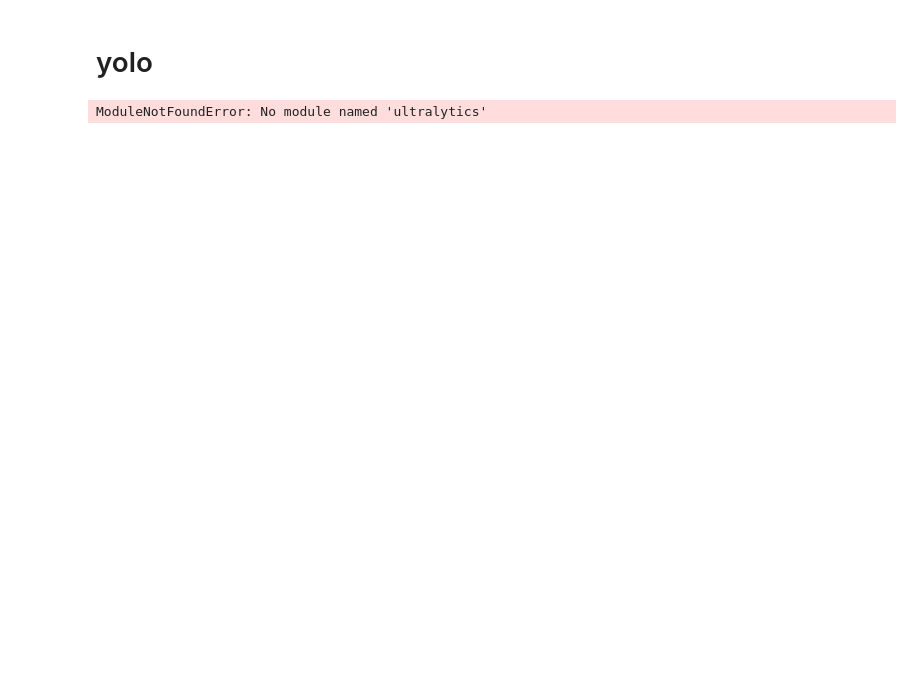
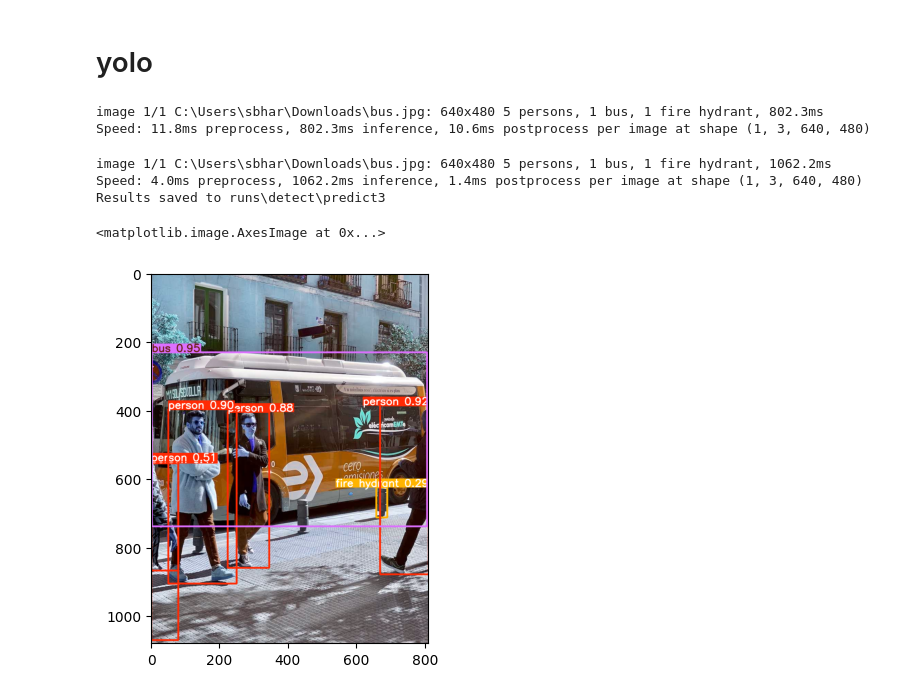
Before and after one commit to bharathS-web/DL, a Jupyter notebook: CNN.ipynb, the cells around one changed output. Saved outputs shown, nothing was run; the diff lists cells and outputs as text; code cells hidden in the pictures; blank space fills up the shorter version.

```diff
--- a/CNN.ipynb
+++ b/CNN.ipynb
@@ -165,18 +279,30 @@ efficientnet_model.fit(train_generator, validation_data=val_generator, epochs=10
 # %% [markdown]
 # yolo
+# %%
+results = model(r"C:\Users\sbhar\Downloads\bus.jpg")
+# %% [output]
+image 1/1 C:\Users\sbhar\Downloads\bus.jpg: 640x480 5 persons, 1 bus, 1 fire hydrant, 802.3ms
+Speed: 11.8ms preprocess, 802.3ms inference, 10.6ms postprocess per image at shape (1, 3, 640, 480)
 # %%
 from ultralytics import YOLO
+import matplotlib.pyplot as plt
 
 # Load YOLOv8 (pretrained on COCO dataset)
-model = YOLO("yolov8s.pt")  # 's' = small, 'm' = medium, 'l' = large
+model = YOLO("yolov3u.pt")  # 's' = small, 'm' = medium, 'l' = large
-# %% [output]
-ModuleNotFoundError: No module named 'ultralytics'
 # %%
 # Perform object detection
-results = model("path_to_your_image.jpg", save=True)
+results = model(r"C:\Users\sbhar\Downloads\bus.jpg", save=True)
 
 # Show detection results
-results[0].show()
+# results[0].show()
+a=results[0].plot()
+plt.imshow(a)
+# %% [output]
+image 1/1 C:\Users\sbhar\Downloads\bus.jpg: 640x480 5 persons, 1 bus, 1 fire hydrant, 1062.2ms
+Speed: 4.0ms preprocess, 1062.2ms inference, 1.4ms postprocess per image at shape (1, 3, 640, 480)
+Results saved to runs\detect\predict3
+<matplotlib.image.AxesImage at 0x...>
+[figure, added]
 # %%
 # Run YOLO on a video
 results = model("path_to_video.mp4", save=True)
```
Also changed, not shown: parts of 12 cells of this notebook.
